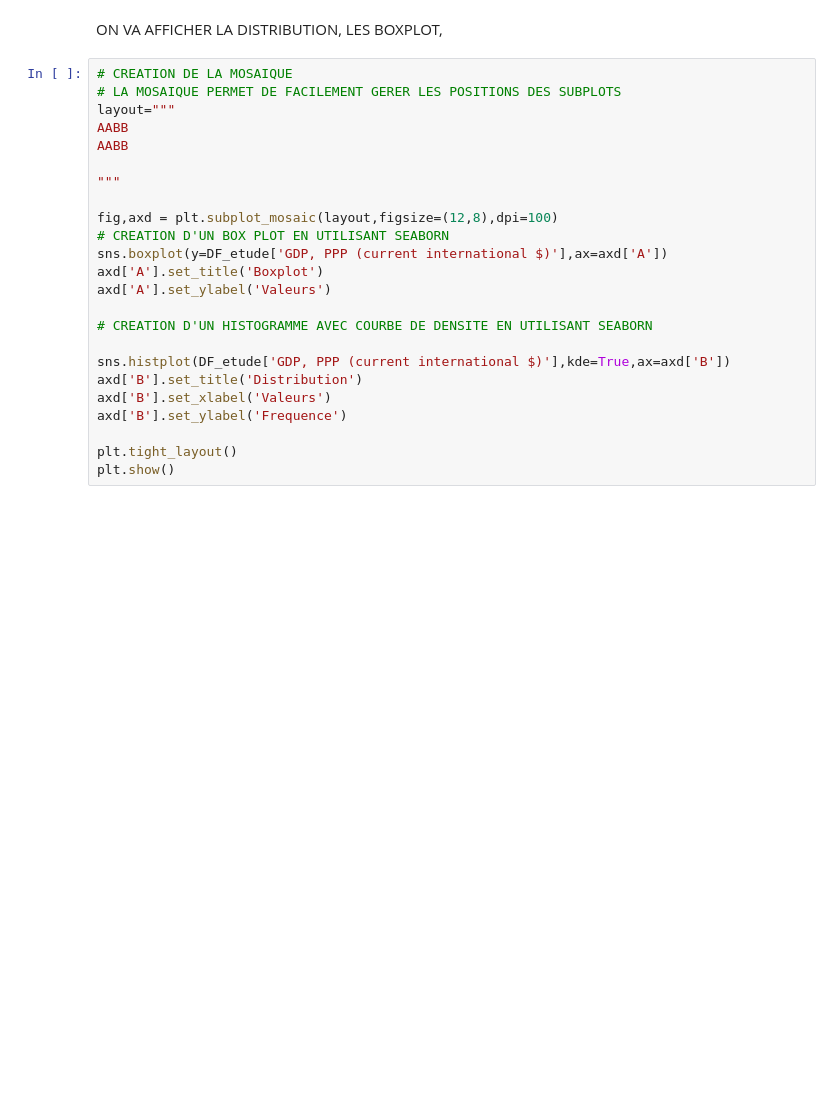
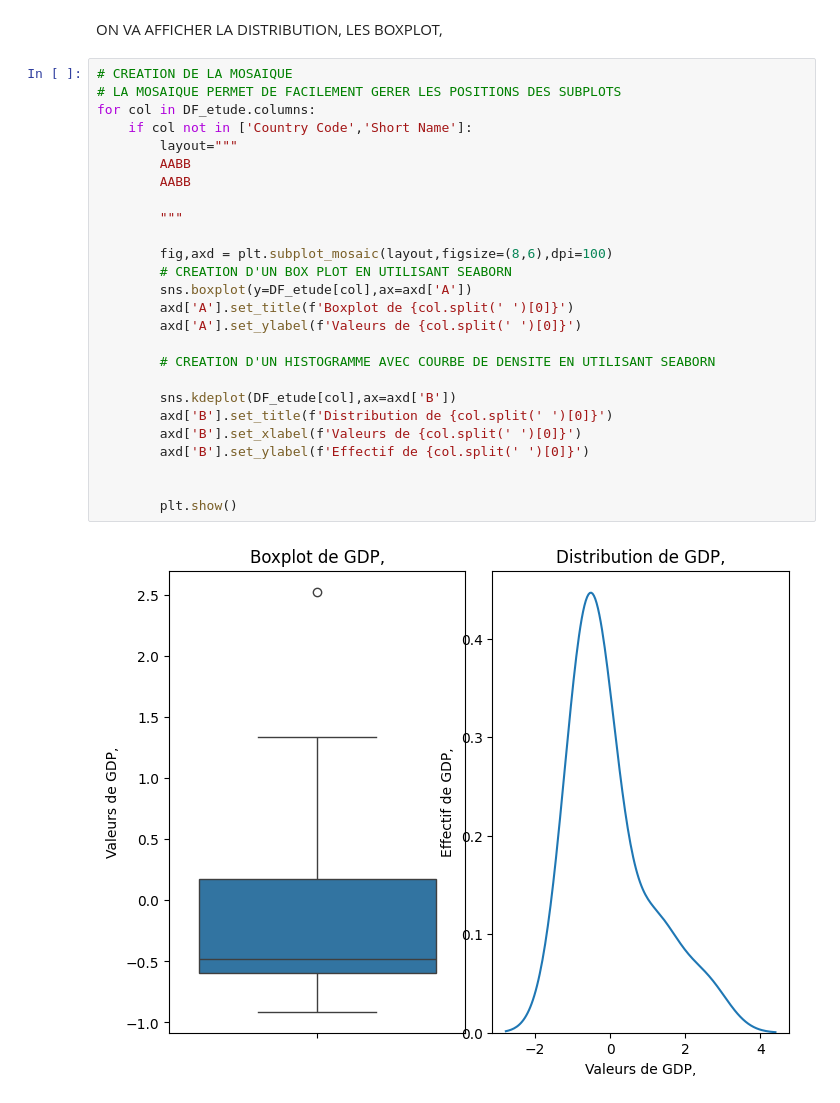
Before and after one commit to EP-portfolio/PROJET_2, a Jupyter notebook: JUPYTER.ipynb, the cells around one changed output. Saved outputs shown, nothing was run; the diff lists cells and outputs as text; blank space fills up the shorter version.

Commit message:
boxplot et distrib

```diff
--- a/JUPYTER.ipynb
+++ b/JUPYTER.ipynb
@@ -629,24 +1077,28 @@ ON VA AFFICHER LA DISTRIBUTION, LES BOXPLOT,
 # %%
 # CREATION DE LA MOSAIQUE
 # LA MOSAIQUE PERMET DE FACILEMENT GERER LES POSITIONS DES SUBPLOTS
-layout="""
-AABB
-AABB
+for col in DF_etude.columns:
+    if col not in ['Country Code','Short Name']:
+        layout="""
+        AABB
+        AABB
 
-"""
+        """
 
-fig,axd = plt.subplot_mosaic(layout,figsize=(12,8),dpi=100)
-# CREATION D'UN BOX PLOT EN UTILISANT SEABORN
-sns.boxplot(y=DF_etude['GDP, PPP (current international $)'],ax=axd['A'])
-axd['A'].set_title('Boxplot')
-axd['A'].set_ylabel('Valeurs')
+        fig,axd = plt.subplot_mosaic(layout,figsize=(8,6),dpi=100)
+        # CREATION D'UN BOX PLOT EN UTILISANT SEABORN
+        sns.boxplot(y=DF_etude[col],ax=axd['A'])
+        axd['A'].set_title(f'Boxplot de {col.split(' ')[0]}')
+        axd['A'].set_ylabel(f'Valeurs de {col.split(' ')[0]}')
 
-# CREATION D'UN HISTOGRAMME AVEC COURBE DE DENSITE EN UTILISANT SEABORN
+        # CREATION D'UN HISTOGRAMME AVEC COURBE DE DENSITE EN UTILISANT SEABORN
 
-sns.histplot(DF_etude['GDP, PPP (current international $)'],kde=True,ax=axd['B'])
-axd['B'].set_title('Distribution')
-axd['B'].set_xlabel('Valeurs')
-axd['B'].set_ylabel('Frequence')
+        sns.kdeplot(DF_etude[col],ax=axd['B'])
+        axd['B'].set_title(f'Distribution de {col.split(' ')[0]}')
+        axd['B'].set_xlabel(f'Valeurs de {col.split(' ')[0]}')
+        axd['B'].set_ylabel(f'Effectif de {col.split(' ')[0]}')
 
-plt.tight_layout()
-plt.show()
+
+        plt.show()
+# %% [output]
+[figure, added]
```
Also changed, not shown: parts of 37 cells of this notebook.
